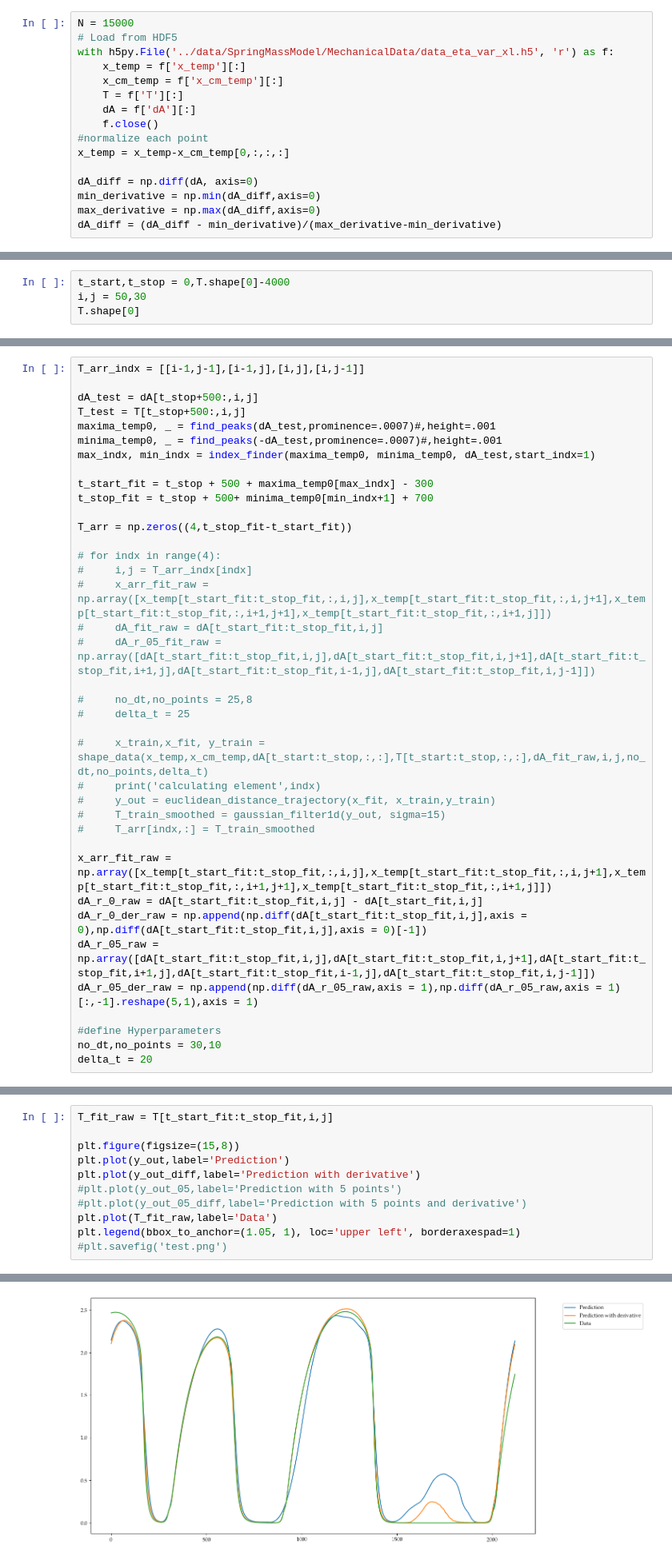
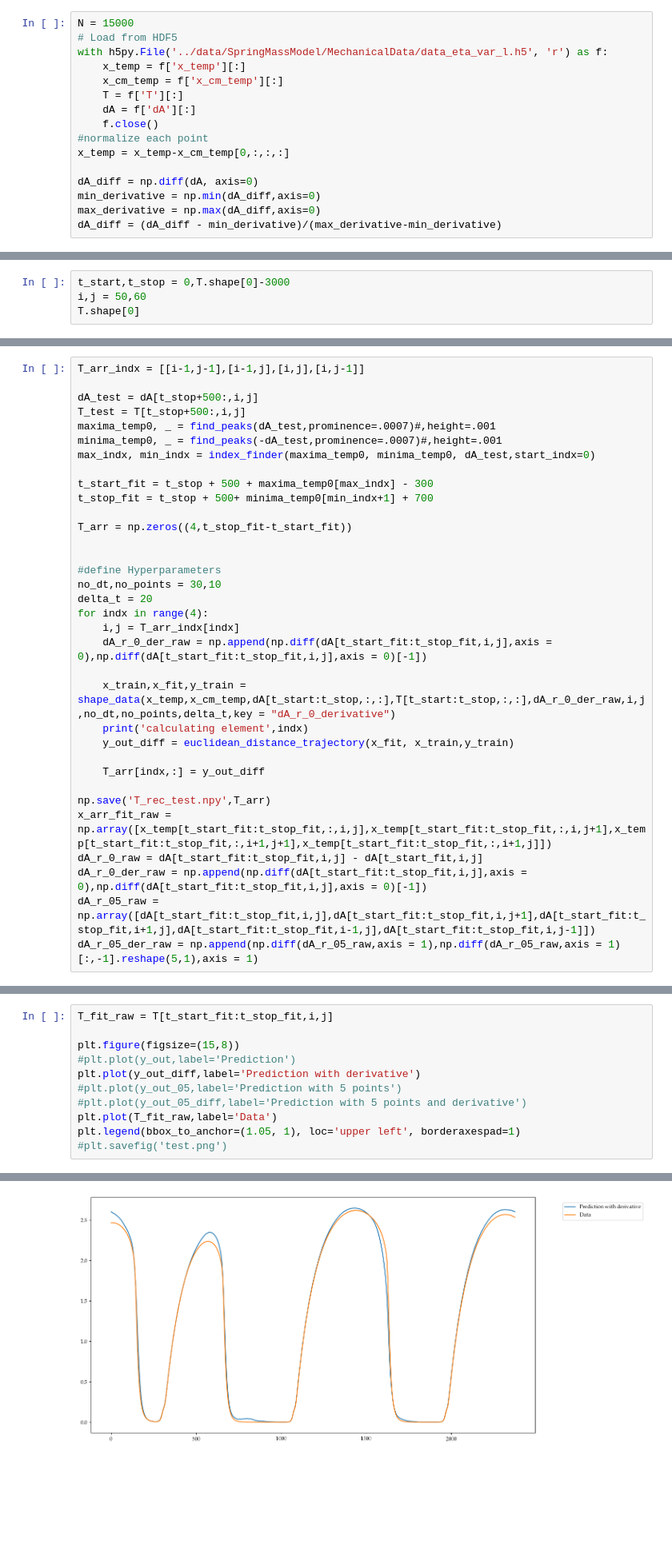
Before and after one commit to LukasBremer/SMM_AdODE_2D, a Jupyter notebook: adode_cluster/SpringMassModel/GuessActiveStress.ipynb, the cells around one changed output, grey strips where cells are left out. Shown at 80% size. Saved outputs shown, nothing was run; the diff lists cells and outputs as text; blank space fills up the shorter version.

```diff
--- a/adode_cluster/SpringMassModel/GuessActiveStress.ipynb
+++ b/adode_cluster/SpringMassModel/GuessActiveStress.ipynb
@@ -19,7 +17,7 @@ AttributeError: partially initialized module 'jax' has no attribute 'tree_util'
 # %%
 N = 15000
 # Load from HDF5
-with h5py.File('../data/SpringMassModel/MechanicalData/data_eta_var_xl.h5', 'r') as f:
+with h5py.File('../data/SpringMassModel/MechanicalData/data_eta_var_l.h5', 'r') as f:
     x_temp = f['x_temp'][:]
     x_cm_temp = f['x_cm_temp'][:]
     T = f['T'][:]
@@ -271,7 +269,7 @@ def euclidean_dist_top_k(x_arr_fit_flattened, x_arr_train_flattened, current_ind
 
     return avg
 # %%
-t_start,t_stop = 0,T.shape[0]-4000
-i,j = 50,30
+t_start,t_stop = 0,T.shape[0]-3000
+i,j = 50,60
 T.shape[0]
 # %% [output]
@@ -283,34 +281,30 @@ dA_test = dA[t_stop+500:,i,j]
 T_test = T[t_stop+500:,i,j]
 maxima_temp0, _ = find_peaks(dA_test,prominence=.0007)#,height=.001
 minima_temp0, _ = find_peaks(-dA_test,prominence=.0007)#,height=.001
-max_indx, min_indx = index_finder(maxima_temp0, minima_temp0, dA_test,start_indx=1)
+max_indx, min_indx = index_finder(maxima_temp0, minima_temp0, dA_test,start_indx=0)
 
 t_start_fit = t_stop + 500 + maxima_temp0[max_indx] - 300
 t_stop_fit = t_stop + 500+ minima_temp0[min_indx+1] + 700
 
 T_arr = np.zeros((4,t_stop_fit-t_start_fit))
 
-# for indx in range(4):
-#     i,j = T_arr_indx[indx]
-#     x_arr_fit_raw = np.array([x_temp[t_start_fit:t_stop_fit,:,i,j],x_temp[t_start_fit:t_stop_fit,:,i,j+1],x_temp[t_start_fit:t_stop_fit,:,i+1,j+1],x_temp[t_start_fit:t_stop_fit,:,i+1,j]])
-#     dA_fit_raw = dA[t_start_fit:t_stop_fit,i,j]
-#     dA_r_05_fit_raw = np.array([dA[t_start_fit:t_stop_fit,i,j],dA[t_start_fit:t_stop_fit,i,j+1],dA[t_start_fit:t_stop_fit,i+1,j],dA[t_start_fit:t_stop_fit,i-1,j],dA[t_start_fit:t_stop_fit,i,j-1]])
 
-#     no_dt,no_points = 25,8
-#     delta_t = 25
+#define Hyperparameters
+no_dt,no_points = 30,10
+delta_t = 20
+for indx in range(4):
+    i,j = T_arr_indx[indx]
+    dA_r_0_der_raw = np.append(np.diff(dA[t_start_fit:t_stop_fit,i,j],axis = 0),np.diff(dA[t_start_fit:t_stop_fit,i,j],axis = 0)[-1])
 
-#     x_train,x_fit, y_train = shape_data(x_temp,x_cm_temp,dA[t_start:t_stop,:,:],T[t_start:t_stop,:,:],dA_fit_raw,i,j,no_dt,no_points,delta_t)
-#     print('calculating element',indx)
-#     y_out = euclidean_distance_trajectory(x_fit, x_train,y_train)
-#     T_train_smoothed = gaussian_filter1d(y_out, sigma=15)
-#     T_arr[indx,:] = T_train_smoothed
+    x_train,x_fit,y_train = shape_data(x_temp,x_cm_temp,dA[t_start:t_stop,:,:],T[t_start:t_stop,:,:],dA_r_0_der_raw,i,j,no_dt,no_points,delta_t,key = "dA_r_0_derivative")
+    print('calculating element',indx)
+    y_out_diff = euclidean_distance_trajectory(x_fit, x_train,y_train)
 
+    T_arr[indx,:] = y_out_diff
+
+np.save('T_rec_test.npy',T_arr)
 x_arr_fit_raw = np.array([x_temp[t_start_fit:t_stop_fit,:,i,j],x_temp[t_start_fit:t_stop_fit,:,i,j+1],x_temp[t_start_fit:t_stop_fit,:,i+1,j+1],x_temp[t_start_fit:t_stop_fit,:,i+1,j]])
 dA_r_0_raw = dA[t_start_fit:t_stop_fit,i,j] - dA[t_start_fit,i,j]
 dA_r_0_der_raw = np.append(np.diff(dA[t_start_fit:t_stop_fit,i,j],axis = 0),np.diff(dA[t_start_fit:t_stop_fit,i,j],axis = 0)[-1])
 dA_r_05_raw = np.array([dA[t_start_fit:t_stop_fit,i,j],dA[t_start_fit:t_stop_fit,i,j+1],dA[t_start_fit:t_stop_fit,i+1,j],dA[t_start_fit:t_stop_fit,i-1,j],dA[t_start_fit:t_stop_fit,i,j-1]])
 dA_r_05_der_raw = np.append(np.diff(dA_r_05_raw,axis = 1),np.diff(dA_r_05_raw,axis = 1)[:,-1].reshape(5,1),axis = 1)
-
-#define Hyperparameters
-no_dt,no_points = 30,10
-delta_t = 20
@@ -334,17 +339,17 @@ x_arr_train_flattended.shape= (5, 31, 82, 20999)
 # %%
 T_fit_raw = T[t_start_fit:t_stop_fit,i,j]
 
 plt.figure(figsize=(15,8))
-plt.plot(y_out,label='Prediction')
+#plt.plot(y_out,label='Prediction')
 plt.plot(y_out_diff,label='Prediction with derivative')
 #plt.plot(y_out_05,label='Prediction with 5 points')
 #plt.plot(y_out_05_diff,label='Prediction with 5 points and derivative')
 plt.plot(T_fit_raw,label='Data')
 plt.legend(bbox_to_anchor=(1.05, 1), loc='upper left', borderaxespad=1)
 #plt.savefig('test.png')
 # %% [output]
 <matplotlib.legend.Legend at 0x...>
-[figure, old version]
+[figure, new version]
 # %%
 loss = np.sum((y_out[300:1300] - T_fit_raw[300:1300])**2)
 loss_diff = np.sum((y_out_diff[300:1300] - T_fit_raw[300:1300])**2)
```
Also changed, not shown: parts of 5 cells of this notebook, 2 other files.
